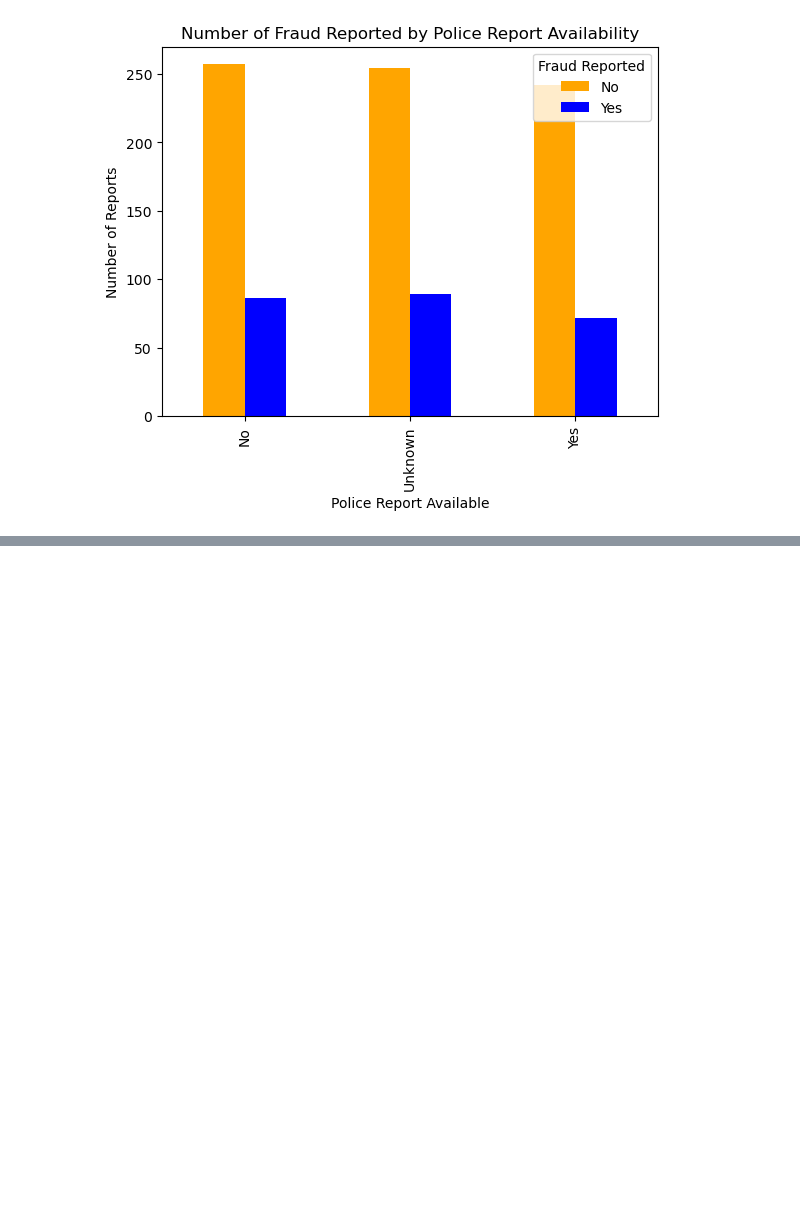
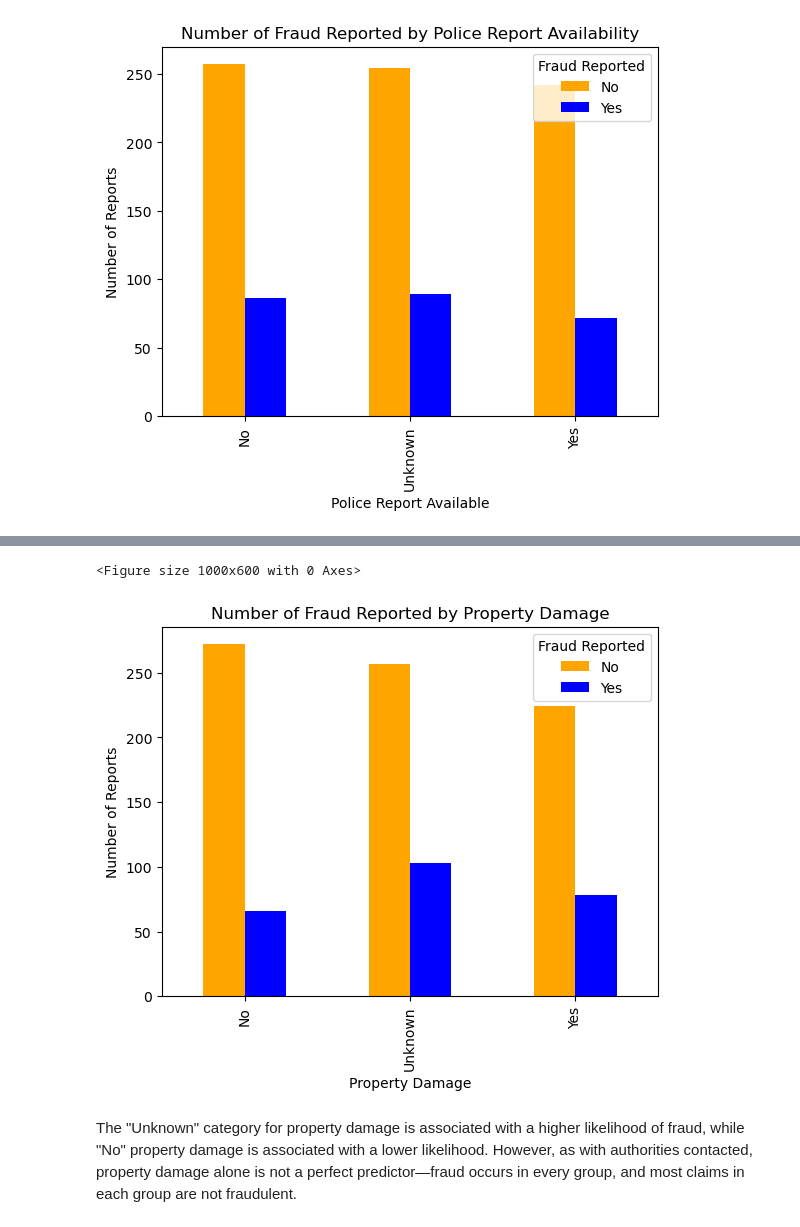
Before and after one commit to oaj1/Insurance_Claims, a Jupyter notebook: Insurance_Claims_ClaimsCircumstances_EDA.ipynb, the cells around one changed output, grey strips where cells are left out. Cells and saved outputs as stored; diff of their text form; code cells hidden in the pictures; blank space fills up the shorter version.

Commit message:
EDA on property damage

```diff
--- a/Insurance_Claims_ClaimsCircumstances_EDA.ipynb
+++ b/Insurance_Claims_ClaimsCircumstances_EDA.ipynb
@@ -94,3 +94,7 @@ plt.show()
 Column names in plot_data: ['No', 'Yes']
 <Figure size 1000x600 with 0 Axes>
 [figure]
+# %%
+#now lets take a look at property damage and fraud
+counts = df.groupby('property_damage')['fraud_reported'].value_counts()
+print(counts)
@@ -96,0 +110,23 @@ Column names in plot_data: ['No', 'Yes']
+# %%
+# Define custom colors: 'Yes' as blue, 'No' as orange
+custom_colors = {'Yes': 'blue', 'No': 'orange', 'Y': 'blue', 'N': 'orange'}  # covers both possible encodings
+
+# Prepare data for plotting
+plot_data = counts.unstack() if hasattr(counts, 'unstack') else counts
+
+# Get the order of columns to match colors
+col_order = plot_data.columns.tolist()
+colors = [custom_colors.get(col, 'gray') for col in col_order]
+
+plt.figure(figsize=(10, 6))
+ax = plot_data.plot(kind='bar', stacked=False, color=colors)
+plt.xlabel('Property Damage')
+plt.ylabel('Number of Reports')
+plt.title('Number of Fraud Reported by Property Damage')
+plt.legend(title='Fraud Reported', labels=[col for col in col_order])
+plt.show()
+# %% [output]
+<Figure size 1000x600 with 0 Axes>
+[figure, added]
+# %% [markdown]
+The "Unknown" category for property damage is associated with a higher likelihood of fraud, while "No" property damage is associated with a lower likelihood. However, as with authorities contacted, property damage alone is not a perfect predictor—fraud occurs in every group, and most claims in each group are not fraudulent.
```
Also changed, not shown: parts of 1 cell of this notebook.
